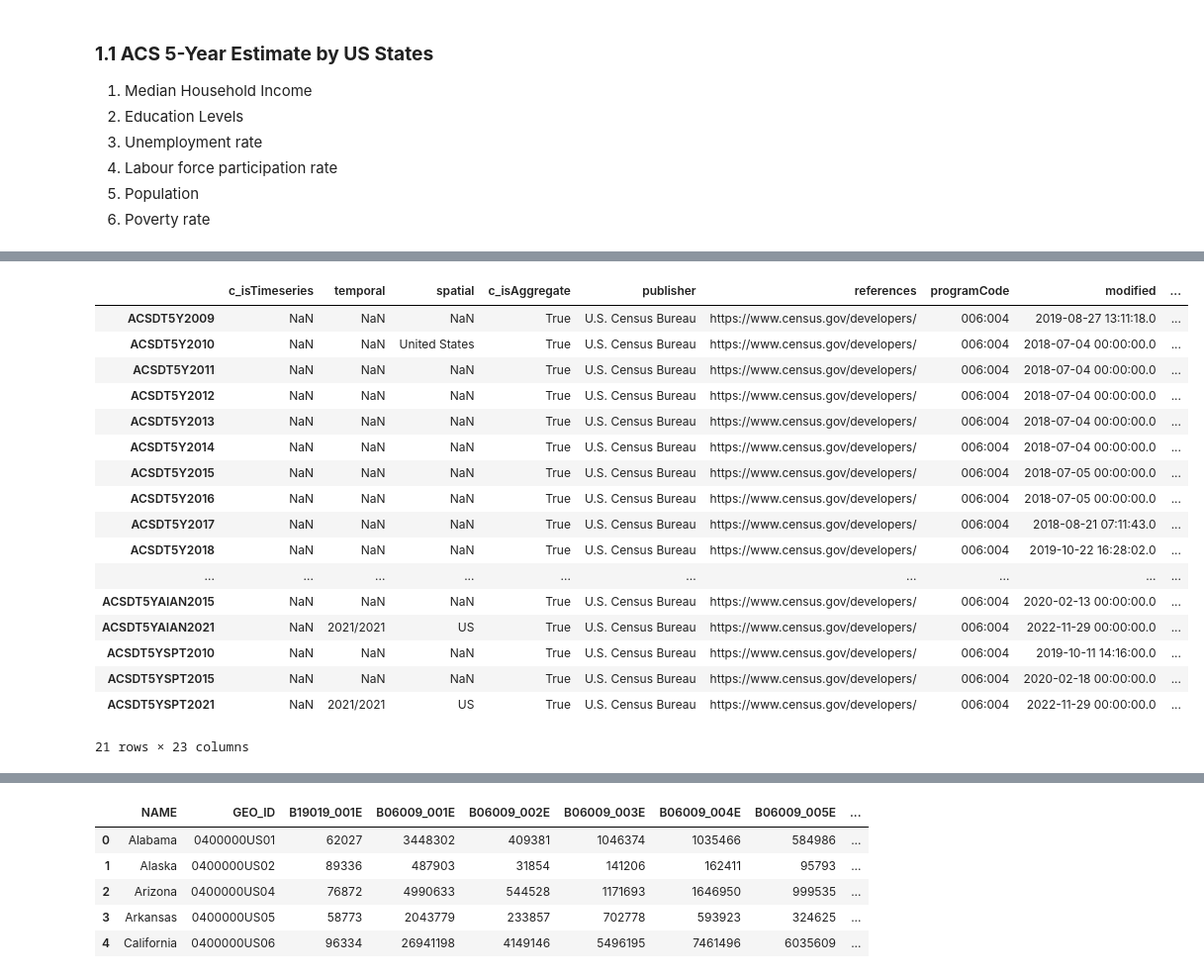
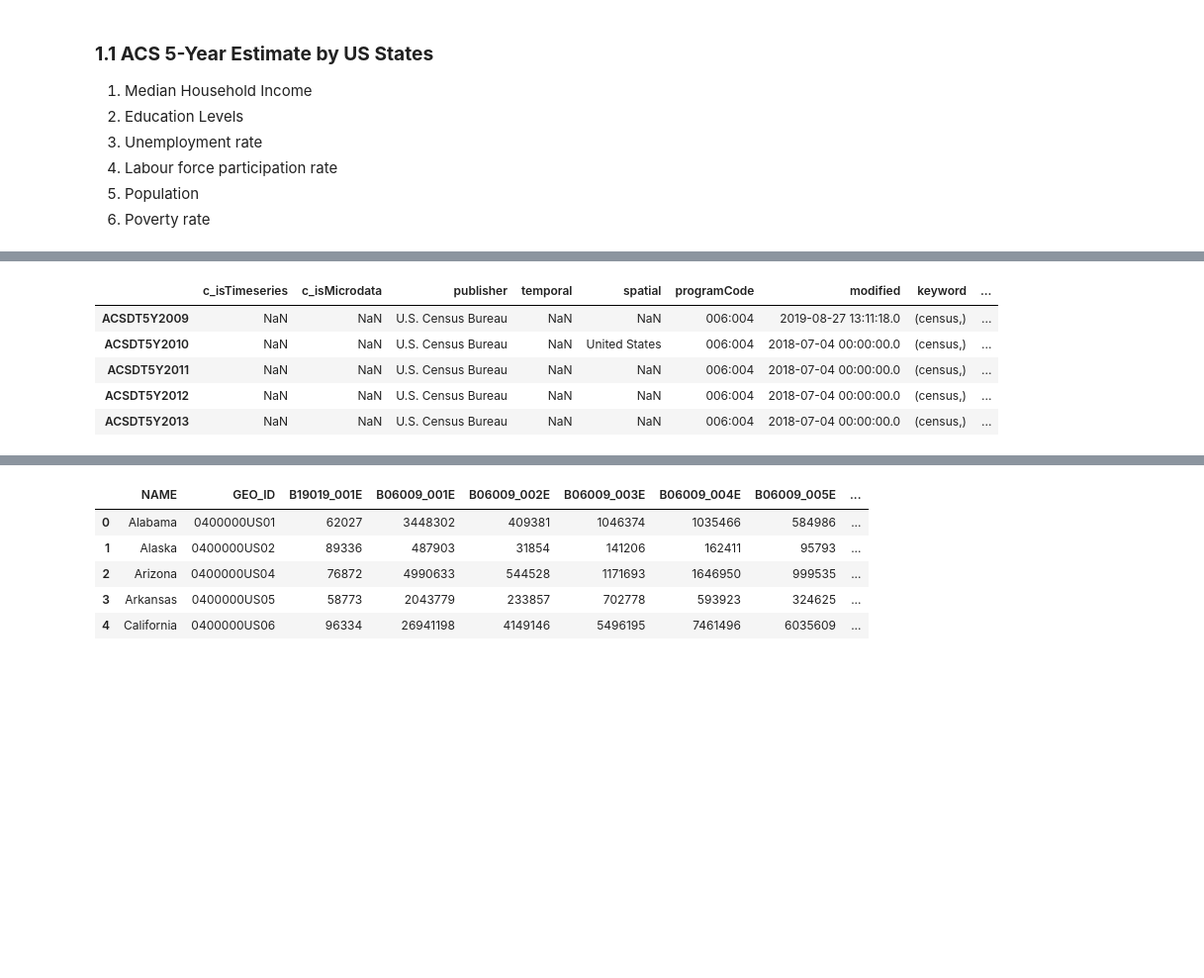
Before and after one commit to JiaYue-Ong/quarto_template, a Jupyter notebook: analysis/1.1-Get_Data.ipynb, the cells around one changed output, grey strips where cells are left out. Shown: that part at 99% size. Cells and saved outputs as stored; diff of their text form; code cells hidden in the pictures; blank space fills up the shorter version.

```diff
--- a/analysis/1.1-Get_Data.ipynb
+++ b/analysis/1.1-Get_Data.ipynb
@@ -65,25 +58,13 @@ available
 # %%
 acs = available.filter(regex="^ACS", axis=0)
-available.filter(regex="^ACSDT5Y", axis=0)
+available.filter(regex="^ACSDT5Y", axis=0).head(n=5)
 # %% [output]
-|  | c_isTimeseries | temporal | spatial | c_isAggregate | publisher | references | programCode | modified | ... |
-| ACSDT5Y2009 | NaN | NaN | NaN | True | U.S. Census Bureau | https://www.census.gov/developers/ | 006:004 | 2019-08-27 13:11:18.0 | ... |
-| ACSDT5Y2010 | NaN | NaN | United States | True | U.S. Census Bureau | https://www.census.gov/developers/ | 006:004 | 2018-07-04 00:00:00.0 | ... |
-| ACSDT5Y2011 | NaN | NaN | NaN | True | U.S. Census Bureau | https://www.census.gov/developers/ | 006:004 | 2018-07-04 00:00:00.0 | ... |
-| ACSDT5Y2012 | NaN | NaN | NaN | True | U.S. Census Bureau | https://www.census.gov/developers/ | 006:004 | 2018-07-04 00:00:00.0 | ... |
-| ACSDT5Y2013 | NaN | NaN | NaN | True | U.S. Census Bureau | https://www.census.gov/developers/ | 006:004 | 2018-07-04 00:00:00.0 | ... |
-| ACSDT5Y2014 | NaN | NaN | NaN | True | U.S. Census Bureau | https://www.census.gov/developers/ | 006:004 | 2018-07-04 00:00:00.0 | ... |
-| ACSDT5Y2015 | NaN | NaN | NaN | True | U.S. Census Bureau | https://www.census.gov/developers/ | 006:004 | 2018-07-05 00:00:00.0 | ... |
-| ACSDT5Y2016 | NaN | NaN | NaN | True | U.S. Census Bureau | https://www.census.gov/developers/ | 006:004 | 2018-07-05 00:00:00.0 | ... |
-| ACSDT5Y2017 | NaN | NaN | NaN | True | U.S. Census Bureau | https://www.census.gov/developers/ | 006:004 | 2018-08-21 07:11:43.0 | ... |
-| ACSDT5Y2018 | NaN | NaN | NaN | True | U.S. Census Bureau | https://www.census.gov/developers/ | 006:004 | 2019-10-22 16:28:02.0 | ... |
-| ... | ... | ... | ... | ... | ... | ... | ... | ... | ... |
-| ACSDT5YAIAN2015 | NaN | NaN | NaN | True | U.S. Census Bureau | https://www.census.gov/developers/ | 006:004 | 2020-02-13 00:00:00.0 | ... |
-| ACSDT5YAIAN2021 | NaN | 2021/2021 | US | True | U.S. Census Bureau | https://www.census.gov/developers/ | 006:004 | 2022-11-29 00:00:00.0 | ... |
-| ACSDT5YSPT2010 | NaN | NaN | NaN | True | U.S. Census Bureau | https://www.census.gov/developers/ | 006:004 | 2019-10-11 14:16:00.0 | ... |
-| ACSDT5YSPT2015 | NaN | NaN | NaN | True | U.S. Census Bureau | https://www.census.gov/developers/ | 006:004 | 2020-02-18 00:00:00.0 | ... |
-| ACSDT5YSPT2021 | NaN | 2021/2021 | US | True | U.S. Census Bureau | https://www.census.gov/developers/ | 006:004 | 2022-11-29 00:00:00.0 | ... |
+|  | c_isTimeseries | c_isMicrodata | publisher | temporal | spatial | programCode | modified | keyword | ... |
+| ACSDT5Y2009 | NaN | NaN | U.S. Census Bureau | NaN | NaN | 006:004 | 2019-08-27 13:11:18.0 | (census,) | ... |
+| ACSDT5Y2010 | NaN | NaN | U.S. Census Bureau | NaN | United States | 006:004 | 2018-07-04 00:00:00.0 | (census,) | ... |
+| ACSDT5Y2011 | NaN | NaN | U.S. Census Bureau | NaN | NaN | 006:004 | 2018-07-04 00:00:00.0 | (census,) | ... |
+| ACSDT5Y2012 | NaN | NaN | U.S. Census Bureau | NaN | NaN | 006:004 | 2018-07-04 00:00:00.0 | (census,) | ... |
+| ACSDT5Y2013 | NaN | NaN | U.S. Census Bureau | NaN | NaN | 006:004 | 2018-07-04 00:00:00.0 | (census,) | ... |
-21 rows × 23 columns
 # %%
 cenpy.explorer.explain("ACSDT5Y2023")
 acs = cenpy.remote.APIConnection('ACSDT5Y2023')
```
Also changed, not shown: parts of 14 cells of this notebook, 13 other files.
